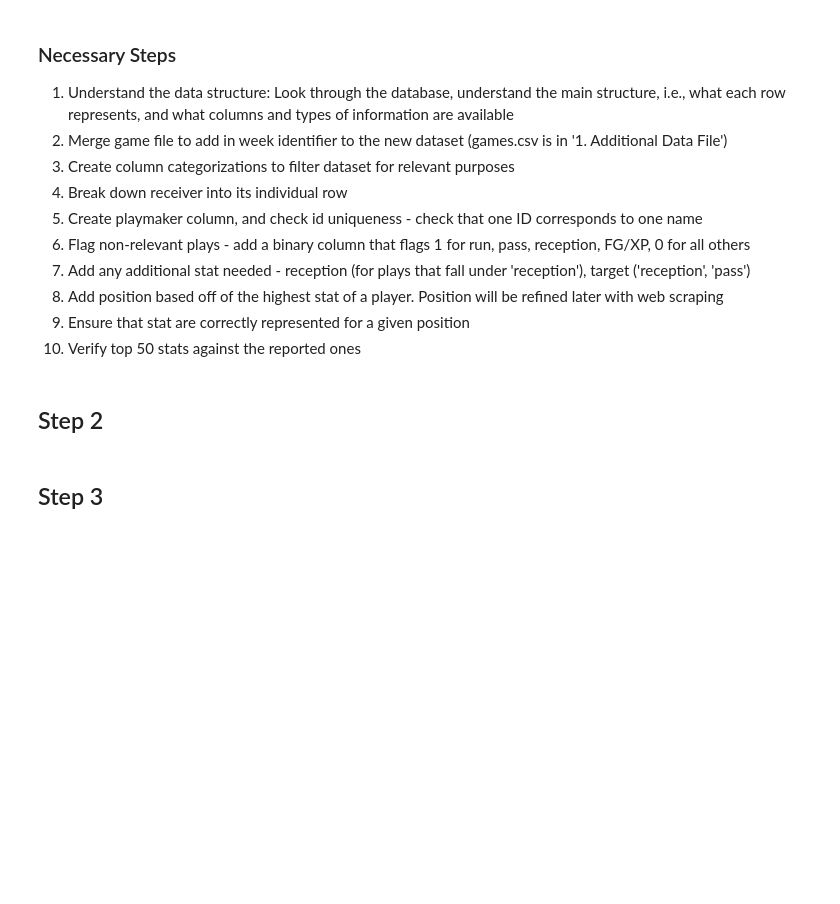
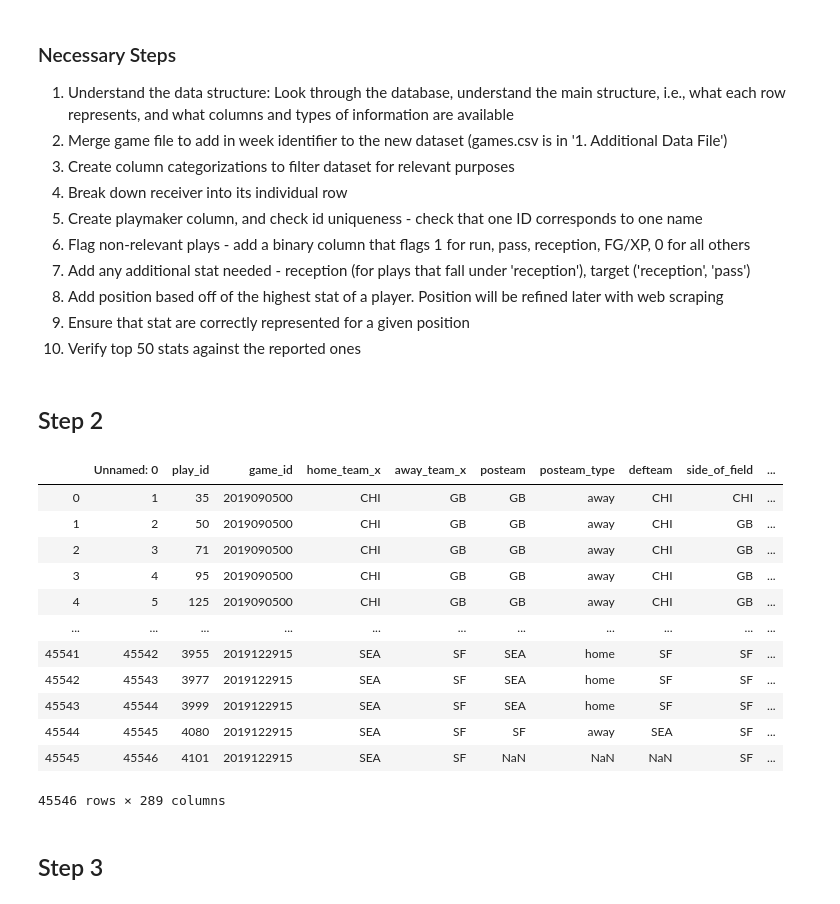
Before and after one commit to scunden/Project-Dash, a Jupyter notebook: 2. Data-Cleanup/0. Cleanup/cleanup.ipynb, the cells around one changed output. Drawn from its saved outputs; the diff is of its cells as text; code cells hidden in the pictures; blank space fills up the shorter version.

```diff
--- a/2. Data-Cleanup/0. Cleanup/cleanup.ipynb
+++ b/2. Data-Cleanup/0. Cleanup/cleanup.ipynb
@@ -115,6 +115,26 @@ for game_id in game_data["game_id"][start:final_game]:
             curr_cell += 1
             check = False
 data["week"] = week_ls
+# %%
+# merge approach to step 2
+
+data.merge(game_data, on = 'game_id')
+
+# data
+# %% [output]
+|  | Unnamed: 0 | play_id | game_id | home_team_x | away_team_x | posteam | posteam_type | defteam | side_of_field | ... |
+| 0 | 1 | 35 | 2019090500 | CHI | GB | GB | away | CHI | CHI | ... |
+| 1 | 2 | 50 | 2019090500 | CHI | GB | GB | away | CHI | GB | ... |
+| 2 | 3 | 71 | 2019090500 | CHI | GB | GB | away | CHI | GB | ... |
+| 3 | 4 | 95 | 2019090500 | CHI | GB | GB | away | CHI | GB | ... |
+| 4 | 5 | 125 | 2019090500 | CHI | GB | GB | away | CHI | GB | ... |
+| ... | ... | ... | ... | ... | ... | ... | ... | ... | ... | ... |
+| 45541 | 45542 | 3955 | 2019122915 | SEA | SF | SEA | home | SF | SF | ... |
+| 45542 | 45543 | 3977 | 2019122915 | SEA | SF | SEA | home | SF | SF | ... |
+| 45543 | 45544 | 3999 | 2019122915 | SEA | SF | SEA | home | SF | SF | ... |
+| 45544 | 45545 | 4080 | 2019122915 | SEA | SF | SF | away | SEA | SF | ... |
+| 45545 | 45546 | 4101 | 2019122915 | SEA | SF | NaN | NaN | NaN | SF | ... |
+45546 rows × 289 columns
 # %%
 # for team in data["home_team"].unique():
 #     print(team)
```
Also changed, not shown: parts of 4 cells of this notebook.
